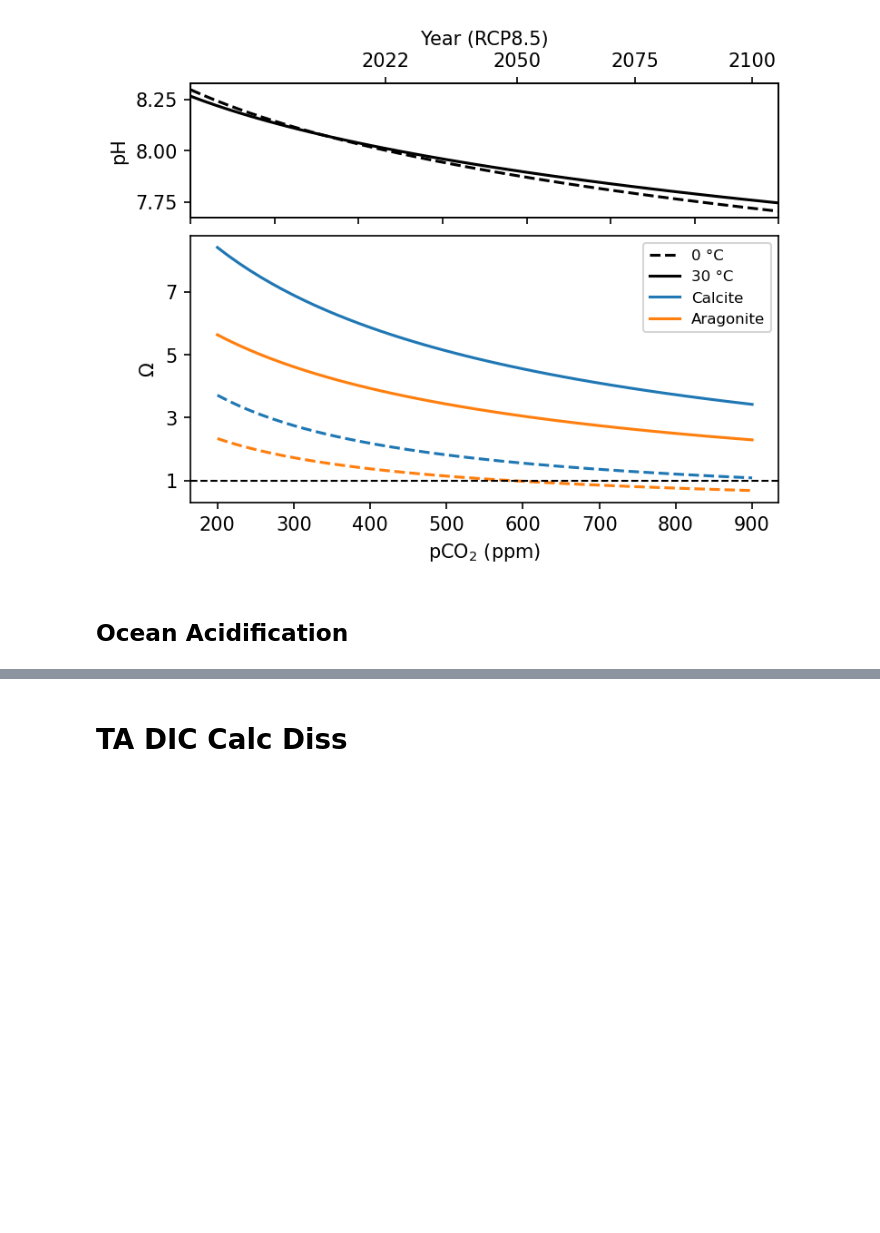
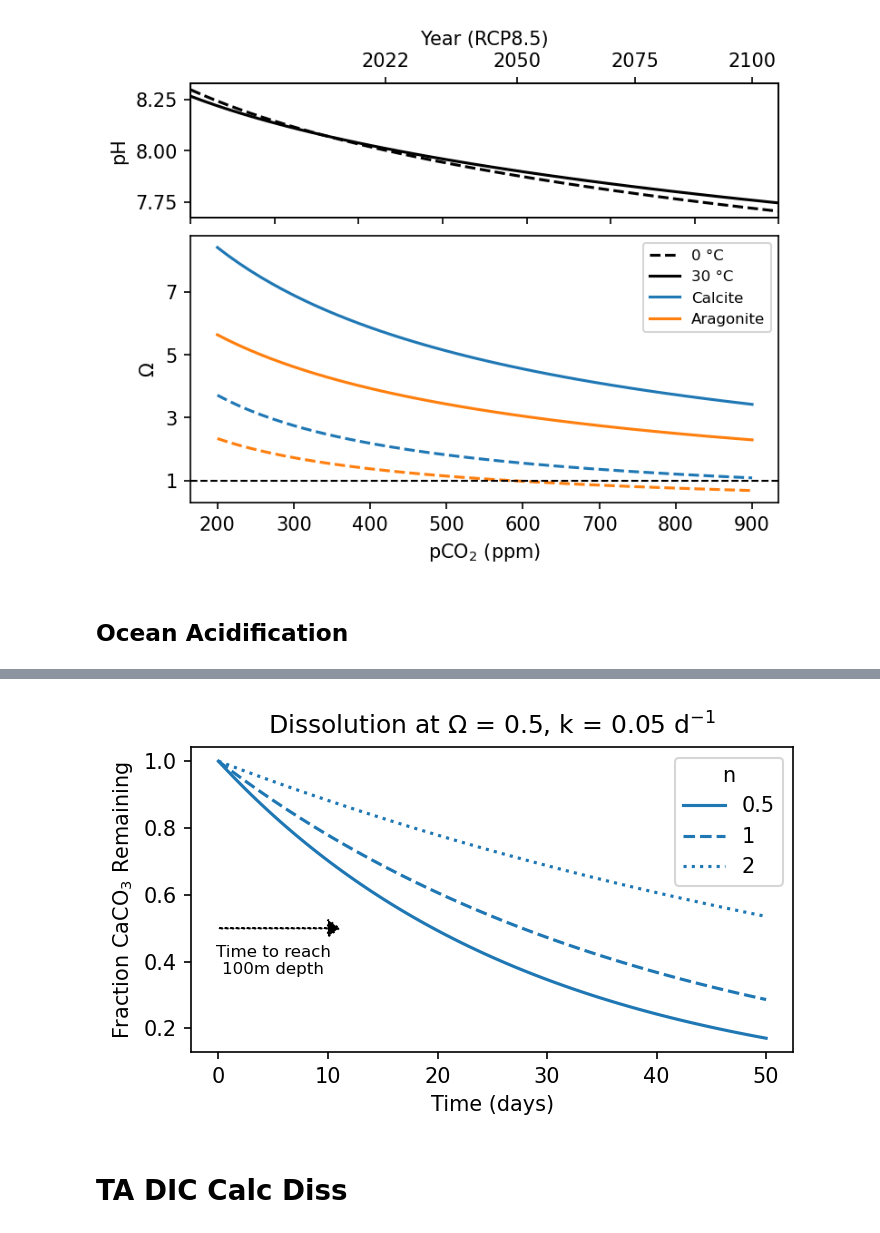
Before and after one commit to johnryantaylor/JRT_QES_Notes, a Jupyter notebook: book/06_oceancarbon/carbon_figs.ipynb, the cells around one changed output, grey strips where cells are left out. Saved outputs shown, nothing was run; the diff lists cells and outputs as text; code cells hidden in the pictures; blank space fills up the shorter version.

```diff
--- a/book/06_oceancarbon/carbon_figs.ipynb
+++ b/book/06_oceancarbon/carbon_figs.ipynb
@@ -665,3 +665,30 @@ fig.savefig('figures/ocean-3box-f_calc.2.png')
+# %%
+# Dissolution
+
+t = np.linspace(0, 50, 100)
+
+Omega = 0.5
+n_diss = 1
+
+for Omega, c in zip([0.5], ['C0', 'C1']):
+    for n_diss, ls in zip([0.5, 1, 2], ['-', '--', ':']):
+        f_remaining = np.exp(-k_diss * t * (1 - Omega)**n_diss)
+
+        plt.plot(t, f_remaining, ls=ls, color=c, label=n_diss)
+
+plt.legend(title='n')
+
+plt.title('Dissolution at $\Omega$ = 0.5, k = 0.05 d$^{-1}$')
+plt.xlabel('Time (days)')
+plt.ylabel('Fraction $CaCO_3$ Remaining')
+
+plt.arrow(0, 0.5, 10, 0, head_width=0.05, head_length=1, fc='k', ec='k', ls=':')
+plt.text(5, 0.45, 'Time to reach\n100m depth', ha='center', va='top', fontsize=8)
+plt.tight_layout()
+
+plt.savefig('figures/carbonate-dissolution-rate.png')
+# %% [output]
+[figure, added]
 # %% [markdown]
 # TA DIC Calc Diss
 # %%
```
Also changed, not shown: parts of 1 cell of this notebook, 4 other files.
